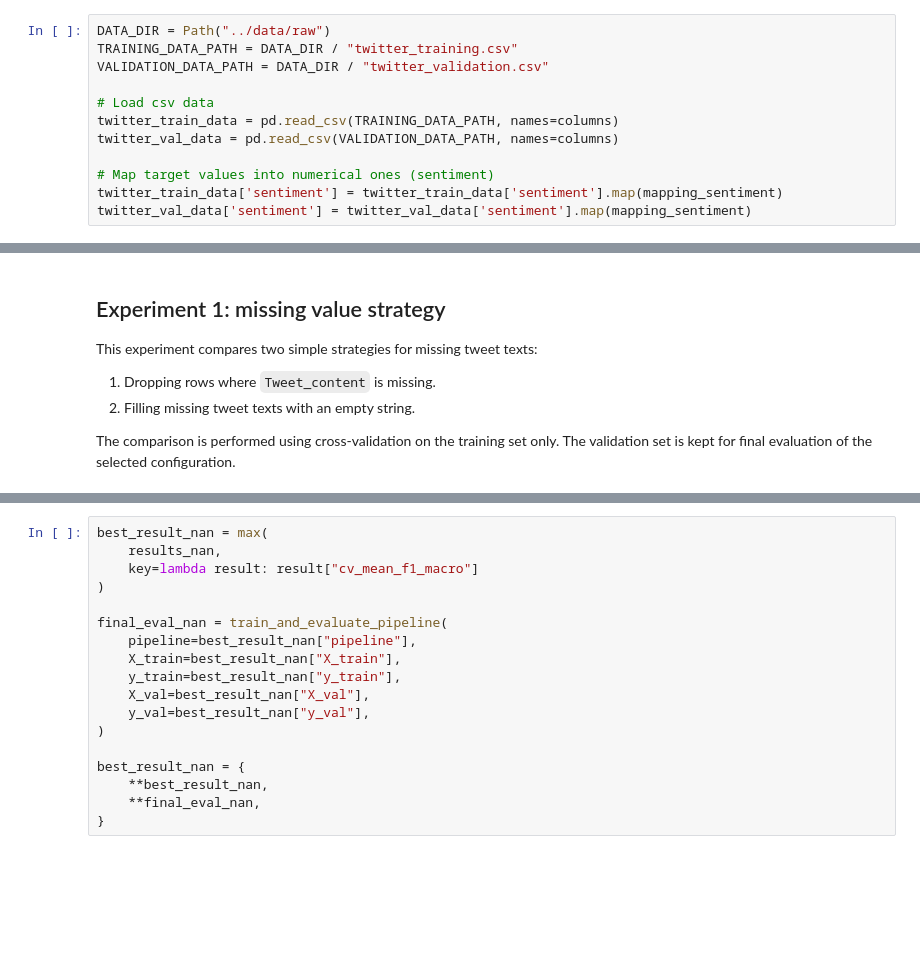
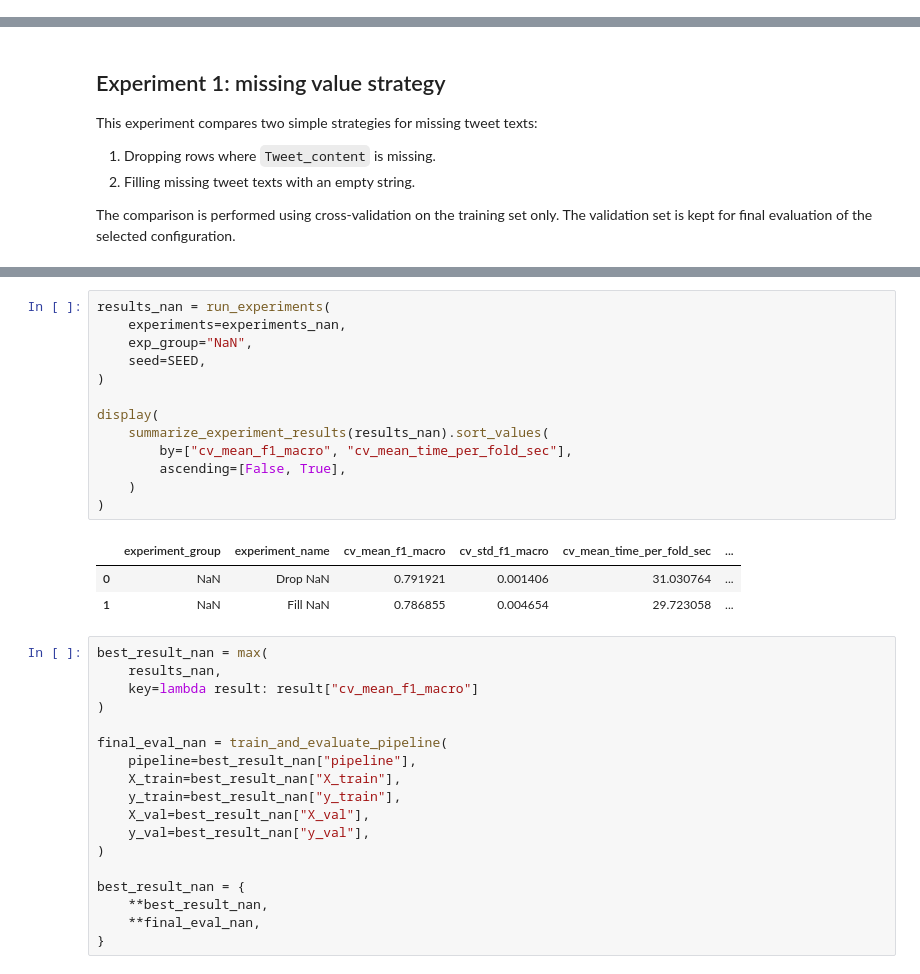
Before and after one commit to ESarah77/Twitter_sentiment_analysis, a Jupyter notebook: notebook/experiments.ipynb, the cells around one changed output, grey strips where cells are left out. Saved outputs shown, nothing was run; the diff lists cells and outputs as text; blank space fills up the shorter version.

```diff
--- a/notebook/experiments.ipynb
+++ b/notebook/experiments.ipynb
@@ -368,13 +133 @@ label_names = {
-# %%
-DATA_DIR = Path("../data/raw")
-TRAINING_DATA_PATH = DATA_DIR / "twitter_training.csv"
-VALIDATION_DATA_PATH = DATA_DIR / "twitter_validation.csv"
-
-# Load csv data
-twitter_train_data = pd.read_csv(TRAINING_DATA_PATH, names=columns)
-twitter_val_data = pd.read_csv(VALIDATION_DATA_PATH, names=columns)
-
-# Map target values into numerical ones (sentiment)
-twitter_train_data['sentiment'] = twitter_train_data['sentiment'].map(mapping_sentiment)
-twitter_val_data['sentiment'] = twitter_val_data['sentiment'].map(mapping_sentiment)
 # %%
@@ -566,3 +317,20 @@ results_nan = apply_cv_on_all_exp(exps=experiments_nan, exp_group="NaN")
+# %%
+results_nan = run_experiments(
+    experiments=experiments_nan,
+    exp_group="NaN",
+    seed=SEED,
+)
+
+display(
+    summarize_experiment_results(results_nan).sort_values(
+        by=["cv_mean_f1_macro", "cv_mean_time_per_fold_sec"],
+        ascending=[False, True],
+    )
+)
+# %% [output]
+|  | experiment_group | experiment_name | cv_mean_f1_macro | cv_std_f1_macro | cv_mean_time_per_fold_sec | ... |
+| 0 | NaN | Drop NaN | 0.791921 | 0.001406 | 31.030764 | ... |
+| 1 | NaN | Fill NaN | 0.786855 | 0.004654 | 29.723058 | ... |
 # %%
 best_result_nan = max(
     results_nan,
```
Also changed, not shown: parts of 40 cells of this notebook, 2 other files.
